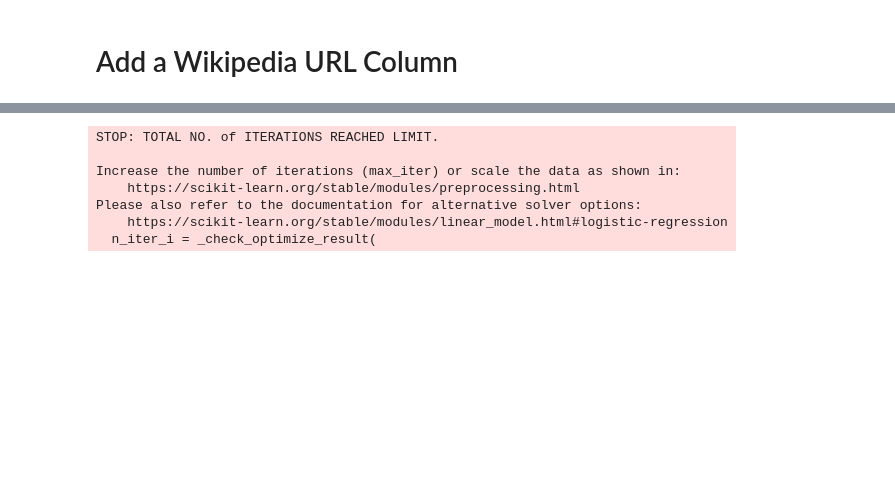
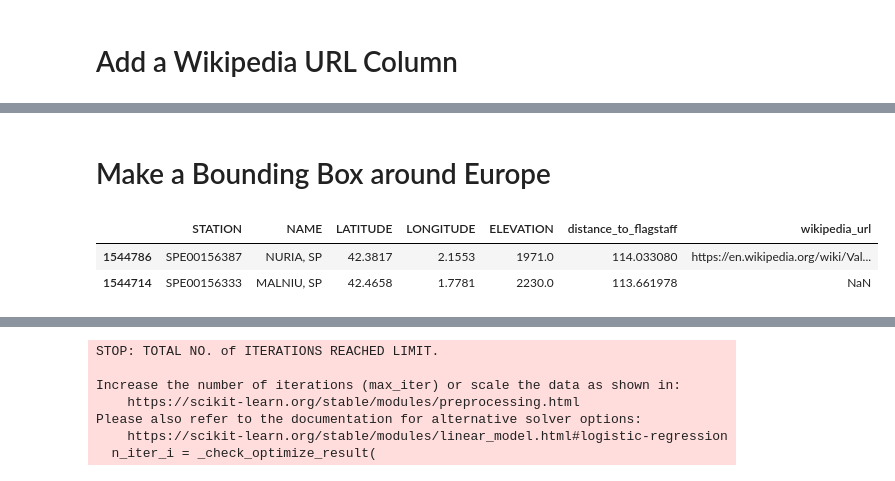
Before and after one commit to dbabbitt/notebooks, a Jupyter notebook: ipynb/Climates like Flagstaff.ipynb, the cells around one changed output, grey strips where cells are left out. Cells and saved outputs as stored; diff of their text form; code cells hidden in the pictures; blank space fills up the shorter version.

Commit message:
NURIA, SP

```diff
--- a/ipynb/Climates like Flagstaff.ipynb
+++ b/ipynb/Climates like Flagstaff.ipynb
@@ -197,17 +197,3 @@ y = climates_df.index.isin(nearby_list)
 rfclf.fit(X, y)
 # %% [output]
 RandomForestClassifier()
-# %%
-
-# Show columns important for determining if like Flagstaff
-from sklearn.inspection import permutation_importance
-
-# Warning: impurity-based feature importances can be misleading for high cardinality features (many unique values)
-feature_importances_tuples_list = sorted([(cn, ci) for cn, ci in zip(numeric_columns_list, rfclf.feature_importances_) if ci > 0.0],
-                                         key=lambda x: x[1], reverse=True)[:6]
-print(feature_importances_tuples_list)
-
-X = climates_df[numeric_columns_list].fillna(0).values
-y = climates_df.index.isin(nearby_list)
-result = permutation_importance(rfclf, X, y, n_repeats=10)
-result.importances
@@ -215,0 +214,4 @@ result.importances
+# %%
+
+feature_importances_tuples_list = sorted([(cn, ci) for cn, ci in zip(numeric_columns_list, result.importances_mean)], key=lambda x: x[1], reverse=True)[:6]
+print(feature_importances_tuples_list)
@@ -434,3 +431,23 @@ df[mask_series].sort_values('distance_to_flagstaff').tail(20)
 # %% [markdown]
 
 <img src="https://upload.wikimedia.org/wikipedia/commons/3/3f/Sierra_Madre.jpg" width="100%" />
+# %% [markdown]
+
+# Make a Bounding Box around Europe
+# %%
+
+westernmost_longitude = -9.500556
+easternmost_longitude = 66.618056
+northernmost_latitude = 71.133889
+southernmost_latitude = 36
+mask_series = climates_df.is_like_flagstaff
+mask_series = mask_series & (climates_df.LATITUDE <= northernmost_latitude) & (climates_df.LATITUDE >= southernmost_latitude)
+mask_series = mask_series & (climates_df.LONGITUDE >= westernmost_longitude) & (climates_df.LONGITUDE <= easternmost_longitude)
+columns_list = ['STATION', 'NAME', 'LATITUDE', 'LONGITUDE', 'ELEVATION', 'distance_to_flagstaff', 'wikipedia_url']
+df = climates_df[mask_series][columns_list]
+df = df.sort_values('distance_to_flagstaff', ascending=False)
+df.loc[df.NAME.shift(-1) != df.NAME].head(20)
+# %% [output]
+|  | STATION | NAME | LATITUDE | LONGITUDE | ELEVATION | distance_to_flagstaff | wikipedia_url |
+| 1544786 | SPE00156387 | NURIA, SP | 42.3817 | 2.1553 | 1971.0 | 114.033080 | https://en.wikipedia.org/wiki/Val... |
+| 1544714 | SPE00156333 | MALNIU, SP | 42.4658 | 1.7781 | 2230.0 | 113.661978 | NaN |
```
Also changed, not shown: parts of 11 cells of this notebook.
